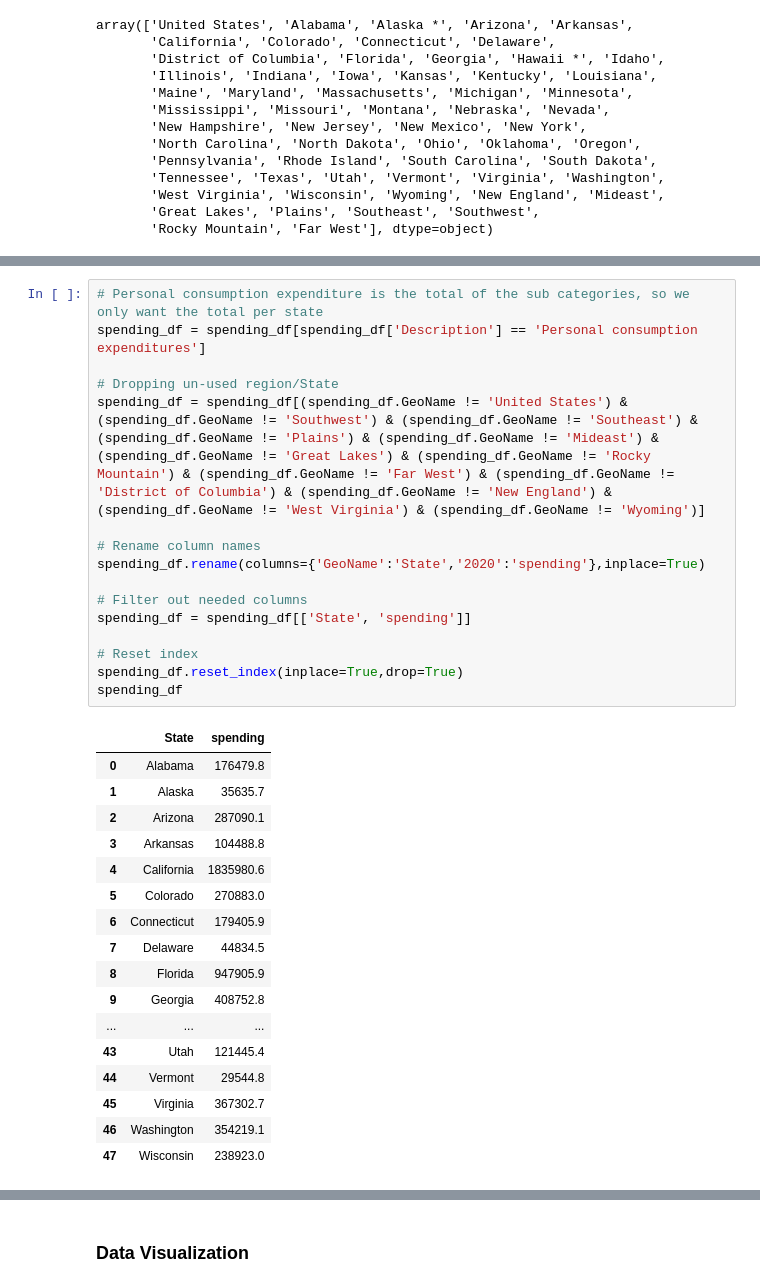
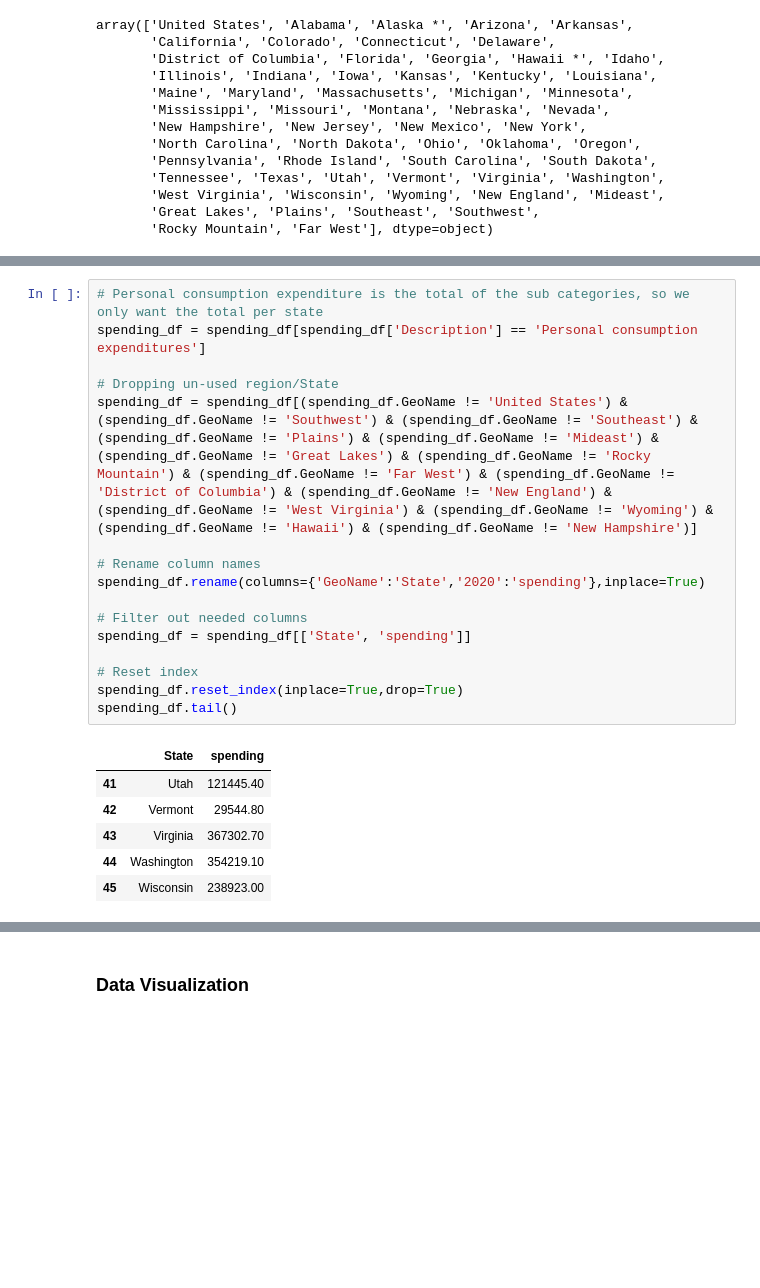
Before and after one commit to StockJanitor/CIS41_Project, a Jupyter notebook: CIS41_Project.ipynb, the cells around one changed output, grey strips where cells are left out. Drawn from its saved outputs; the diff is of its cells as text; blank space fills up the shorter version.

```diff
--- a/CIS41_Project.ipynb
+++ b/CIS41_Project.ipynb
@@ -462,37 +412,26 @@ spending_df.head(15)
 # %%
 # Personal consumption expenditure is the total of the sub categories, so we only want the total per state
 spending_df = spending_df[spending_df['Description'] == 'Personal consumption expenditures']
 
 # Dropping un-used region/State
-spending_df = spending_df[(spending_df.GeoName != 'United States') & (spending_df.GeoName != 'Southwest') & (spending_df.GeoName != 'Southeast') & (spending_df.GeoName != 'Plains') & (spending_df.GeoName != 'Mideast') & (spending_df.GeoName != 'Great Lakes') & (spending_df.GeoName != 'Rocky Mountain') & (spending_df.GeoName != 'Far West') & (spending_df.GeoName != 'District of Columbia') & (spending_df.GeoName != 'New England') & (spending_df.GeoName != 'West Virginia') & (spending_df.GeoName != 'Wyoming')]
+spending_df = spending_df[(spending_df.GeoName != 'United States') & (spending_df.GeoName != 'Southwest') & (spending_df.GeoName != 'Southeast') & (spending_df.GeoName != 'Plains') & (spending_df.GeoName != 'Mideast') & (spending_df.GeoName != 'Great Lakes') & (spending_df.GeoName != 'Rocky Mountain') & (spending_df.GeoName != 'Far West') & (spending_df.GeoName != 'District of Columbia') & (spending_df.GeoName != 'New England') & (spending_df.GeoName != 'West Virginia') & (spending_df.GeoName != 'Wyoming') & (spending_df.GeoName != 'Hawaii') & (spending_df.GeoName != 'New Hampshire')]
 
 # Rename column names
 spending_df.rename(columns={'GeoName':'State','2020':'spending'},inplace=True)
 
 # Filter out needed columns
 spending_df = spending_df[['State', 'spending']]
 
 # Reset index
 spending_df.reset_index(inplace=True,drop=True)
-spending_df
+spending_df.tail()
 # %% [output]
 |  | State | spending |
-| 0 | Alabama | 176479.8 |
-| 1 | Alaska | 35635.7 |
-| 2 | Arizona | 287090.1 |
-| 3 | Arkansas | 104488.8 |
-| 4 | California | 1835980.6 |
-| 5 | Colorado | 270883.0 |
-| 6 | Connecticut | 179405.9 |
-| 7 | Delaware | 44834.5 |
-| 8 | Florida | 947905.9 |
-| 9 | Georgia | 408752.8 |
-| ... | ... | ... |
-| 43 | Utah | 121445.4 |
-| 44 | Vermont | 29544.8 |
-| 45 | Virginia | 367302.7 |
-| 46 | Washington | 354219.1 |
-| 47 | Wisconsin | 238923.0 |
+| 41 | Utah | 121445.40 |
+| 42 | Vermont | 29544.80 |
+| 43 | Virginia | 367302.70 |
+| 44 | Washington | 354219.10 |
+| 45 | Wisconsin | 238923.00 |
 # %%
 # Making a merge_df and merge all the data by state
 merged_df = gdp_df.merge(spending_df, how = 'inner', on = 'State')
```
Also changed, not shown: parts of 28 cells of this notebook.
